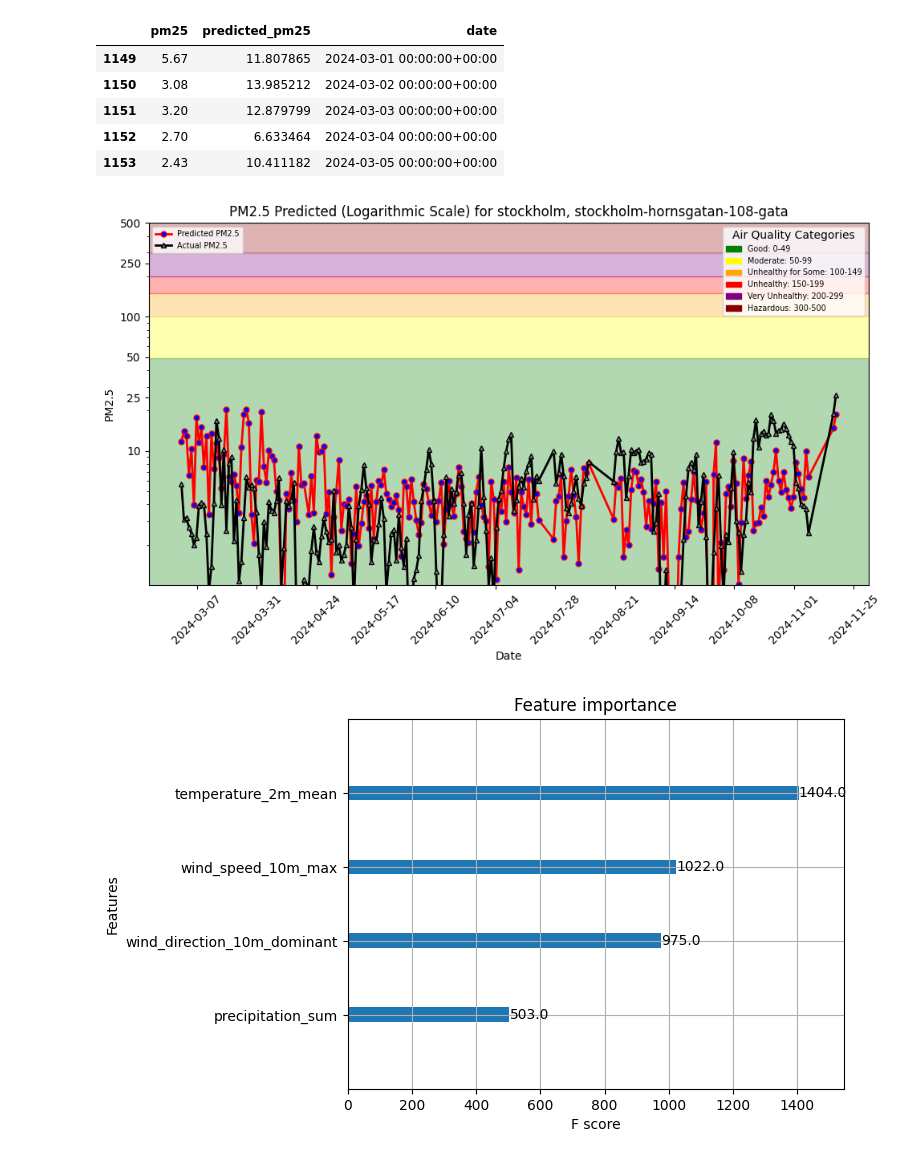
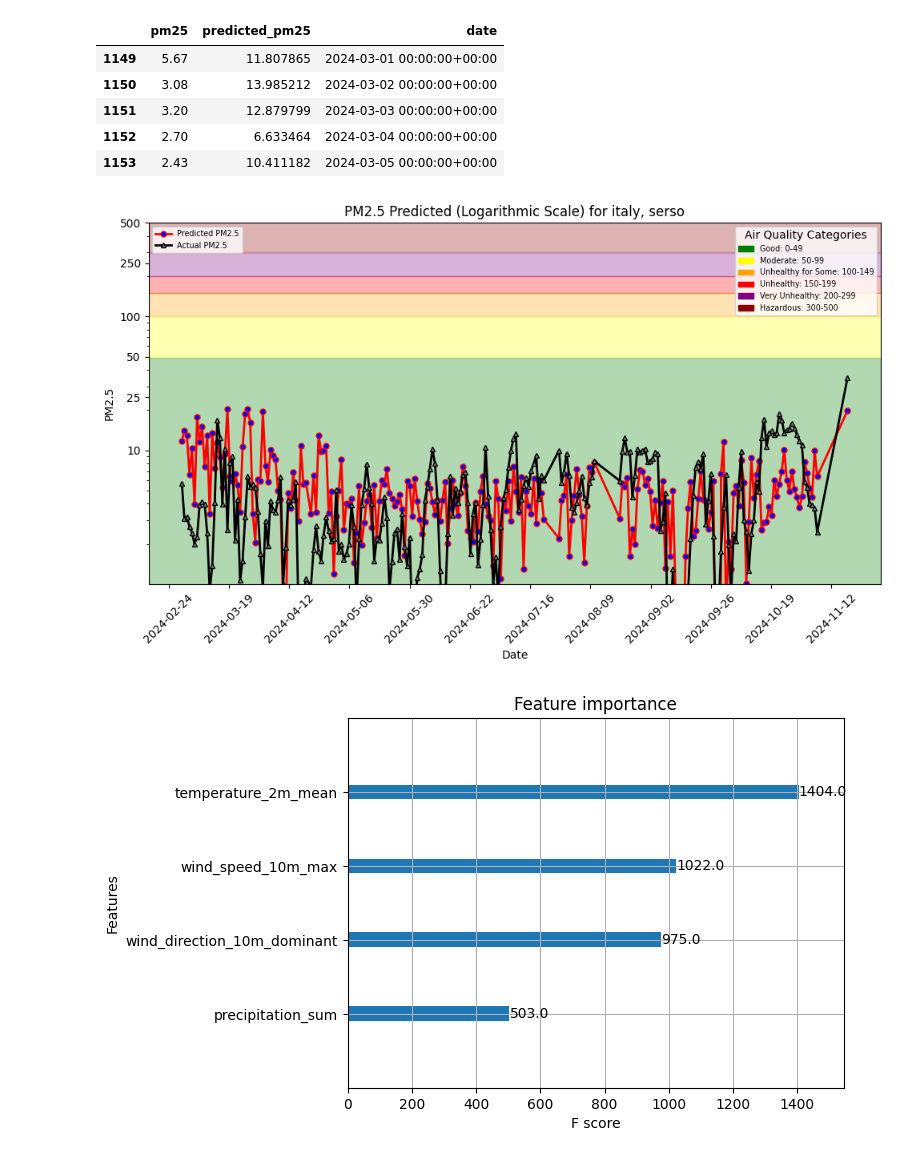
Before and after one commit to jacopodallafior/Air_quality, a Jupyter notebook: notebooks/ch03/3_air_quality_training_pipeline.ipynb, the cells around one changed output. Cells and saved outputs as stored; diff of their text form; code cells hidden in the pictures.

```diff
--- a/notebooks/ch03/3_air_quality_training_pipeline.ipynb
+++ b/notebooks/ch03/3_air_quality_training_pipeline.ipynb
@@ -51,12 +50,13 @@ Connected. Call `.close()` to terminate connection gracefully.
 Connected. Call `.close()` to terminate connection gracefully.
 # %%
 # Retrieve feature groups
-air_quality_fg = fs.get_feature_group(
-    name='air_quality',
+air_quality_roll_fg = fs.get_feature_group(
+    name='air_quality_roll',
     version=1,
 )
-weather_fg = fs.get_feature_group(
-    name='weather',
+
+weather_roll_fg = fs.get_feature_group(
+    name='weather_roll',
     version=1,
 )
 # %% [markdown]
@@ -65,6 +65,6 @@ weather_fg = fs.get_feature_group(
 ## <span style="color:#ff5f27;"> 🖍 Feature View Creation and Retrieving </span>
 # %%
 # Select features for training data.
-selected_features = air_quality_fg.select(['pm25']).join(weather_fg.select_all(), on=['city'])
+selected_features = air_quality_roll_fg.select(['pm25']).join(weather_roll_fg.select_all(), on=['city'])
 selected_features.show(10)
 # %% [output]
@@ -102,7 +102,7 @@ You can specify the following parameters:
 - `query` - selected features/labels for the model
 # %%
 feature_view = fs.get_or_create_feature_view(
-    name='air_quality_fv',
+    name='air_quality_roll_fv',
     description="weather features with air quality as the target",
     version=1,
     labels=['pm25'],
@@ -215,7 +218,7 @@ df.head(5)
 | 1153 | 2.43 | 10.411182 | 2024-03-05 00:00:00+00:00 |
 # %%
 # Creating a directory for the model artifacts if it doesn't exist
-model_dir = "air_quality_model"
+model_dir = "air_quality_roll_model"
 if not os.path.exists(model_dir):
     os.mkdir(model_dir)
 images_dir = model_dir + "/images"
@@ -223,10 +226,10 @@ if not os.path.exists(images_dir):
     os.mkdir(images_dir)
 # %%
 file_path = images_dir + "/pm25_hindcast.png"
-plt = util.plot_air_quality_forecast("stockholm", "stockholm-hornsgatan-108-gata", df, file_path, hindcast=True)
+plt = util.plot_air_quality_forecast("italy", "serso", df, file_path, hindcast=True)
 plt.show()
 # %% [output]
-[figure, old version]
+[figure, new version]
 # %%
 # Plotting feature importances using the plot_importance function from XGBoost
 plot_importance(xgb_regressor, max_num_features=4)
```
Also changed, not shown: parts of 6 cells of this notebook, 2 other files.
